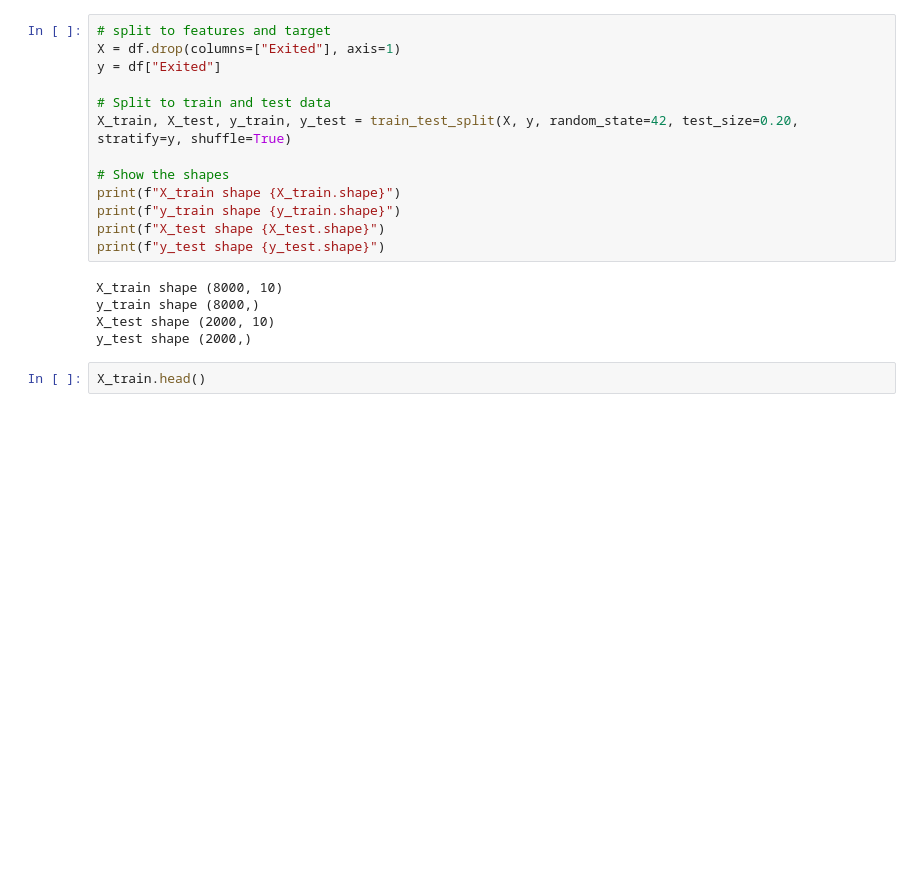
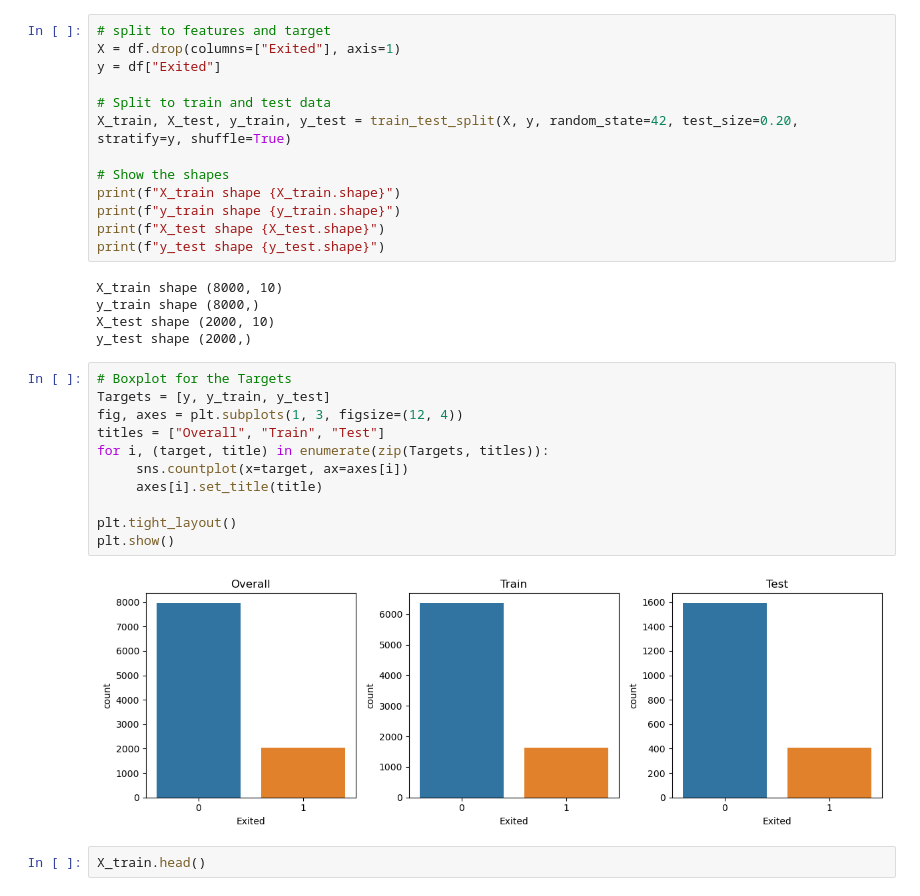
Before and after one commit to MohammedHamza0/churn-Classfication-, a Jupyter notebook: notebook/notebook.ipynb, the cells around one changed output. Drawn from its saved outputs; the diff is of its cells as text; blank space fills up the shorter version.

```diff
--- a/notebook/notebook.ipynb
+++ b/notebook/notebook.ipynb
@@ -190,6 +197,19 @@ X_train shape (8000, 10)
 y_train shape (8000,)
 X_test shape (2000, 10)
 y_test shape (2000,)
+# %%
+# Boxplot for the Targets
+Targets = [y, y_train, y_test]
+fig, axes = plt.subplots(1, 3, figsize=(12, 4))
+titles = ["Overall", "Train", "Test"]
+for i, (target, title) in enumerate(zip(Targets, titles)):
+     sns.countplot(x=target, ax=axes[i])
+     axes[i].set_title(title)
+
+plt.tight_layout()
+plt.show()
+# %% [output]
+[figure, added]
 # %%
 X_train.head()
 # %% [output]
```
Also changed, not shown: parts of 18 cells of this notebook.
